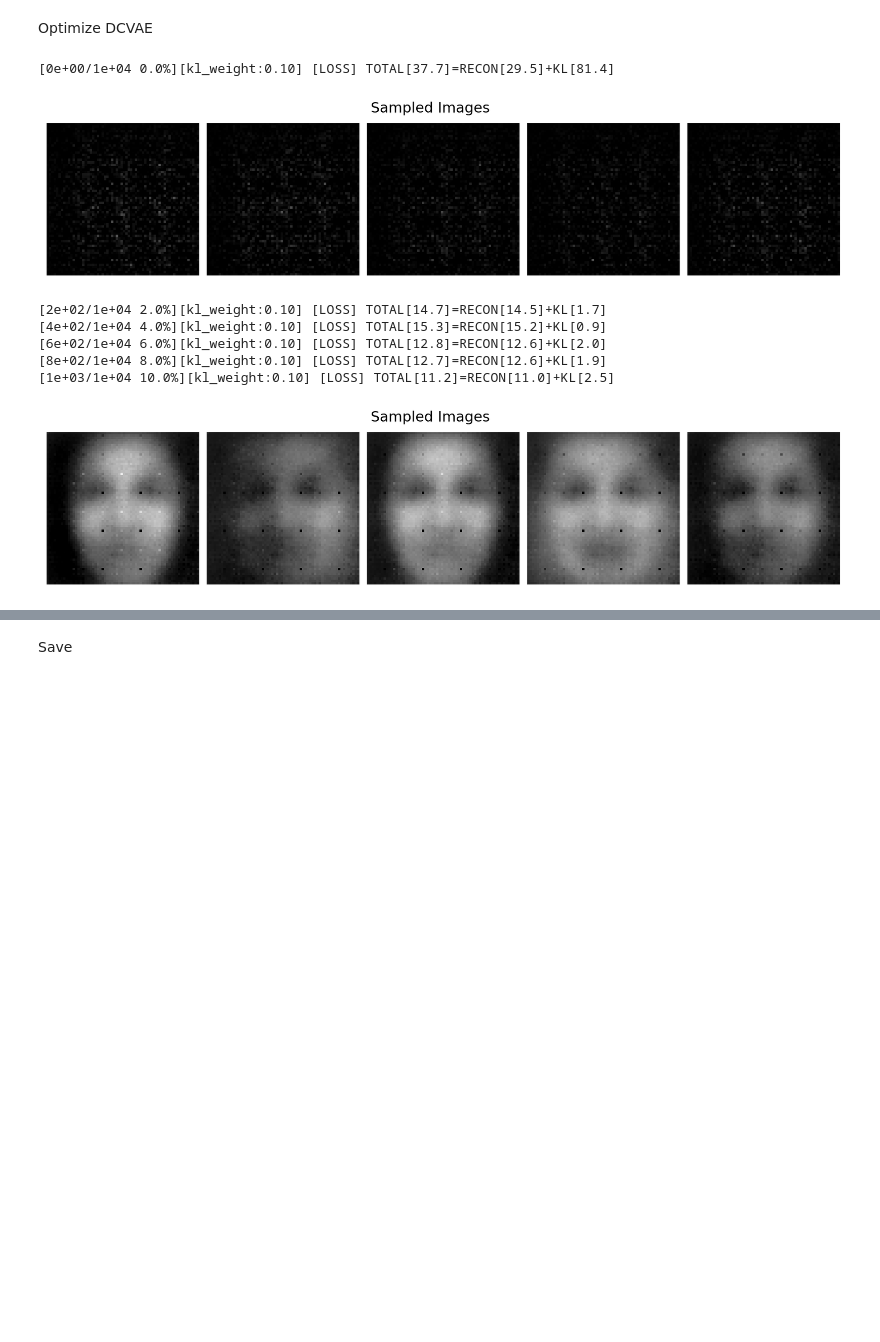
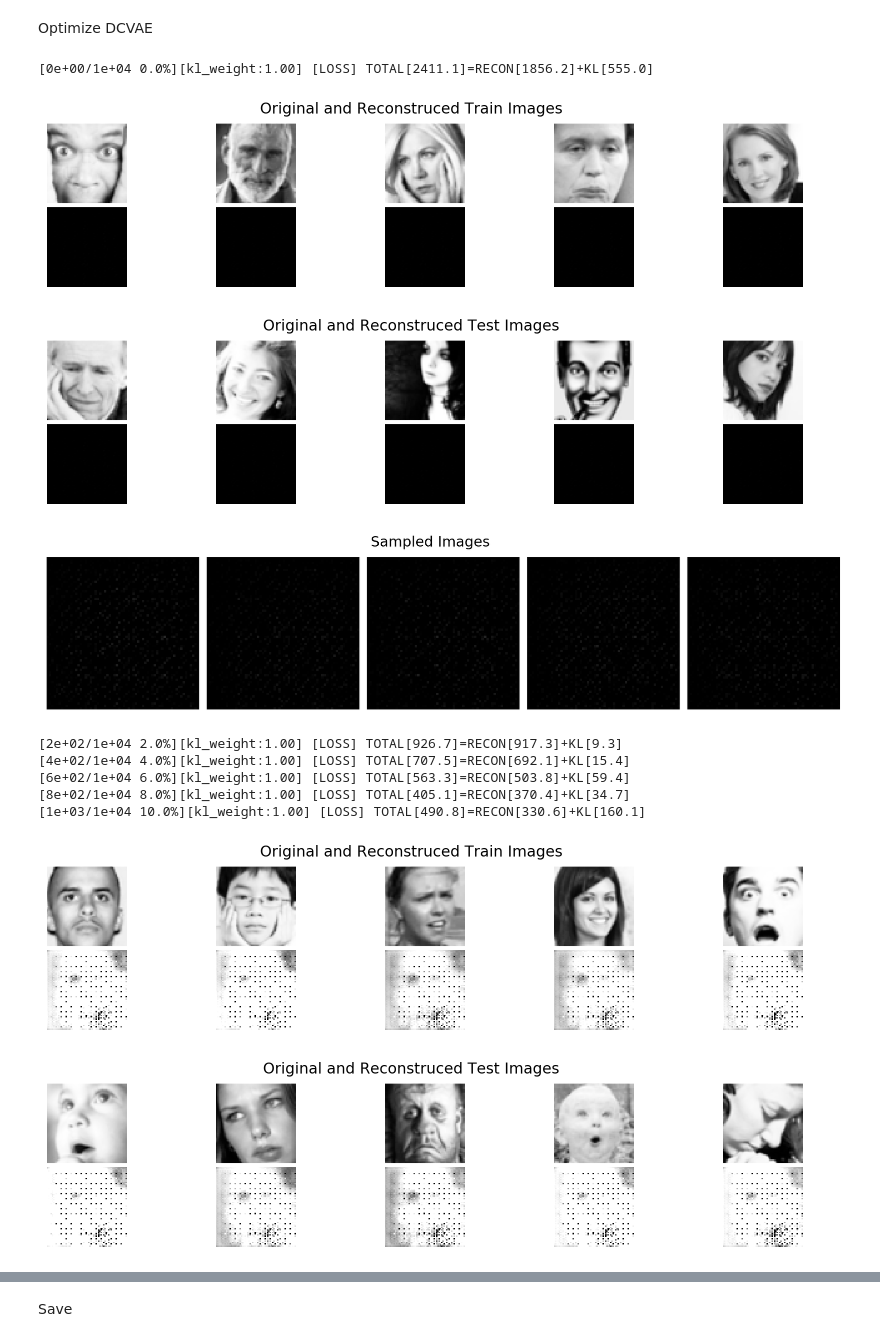
Before and after one commit to sjchoi86/deep-uncertainty, a Jupyter notebook: code/demo_basic_dcvae.ipynb, the cells around one changed output, grey strips where cells are left out. Saved outputs shown, nothing was run; the diff lists cells and outputs as text; code cells hidden in the pictures; blank space fills up the shorter version.

```diff
--- a/code/demo_basic_dcvae.ipynb
+++ b/code/demo_basic_dcvae.ipynb
@@ -32,8 +32,8 @@ print ("#Train:[%d] #Test[%d] #Validation[%d]"%(ntrain,ntest,nval))
 # %% [markdown]
 Instantiate DCVAE
 # %%
-V = basic_dcvae(_name='DCVAE',_xdim=xshp,_zdim=32,
-                _filtersize=[5,5],_nfilter=128,_actv=tf.nn.tanh,
-                _lr=0.0002,_beta1=0.9,_beta2=0.99,_epsilon=1e-6)
+V = basic_dcvae(_name='DCVAE',_xdim=xshp,_zdim=128,
+                _filtersize=[5,5],_nfilter=128,_actv=lrelu,
+                _lr=0.0005,_beta1=0.9,_beta2=0.99,_epsilon=1e-2)
 # %% [output]
 [DCVAE] Instantiated
@@ -58,34 +58,49 @@ Optimize DCVAE
 # %%
 sess = gpusession()
 sess.run(tf.global_variables_initializer())
-MAXITER,BATCHSIZE = (int)(1e4),64
+MAXITER,BATCHSIZE = (int)(1e4),128
 PRINTEVERY,PLOTEVERY = (int)(MAXITER/50),(int)(MAXITER/10)
 for ITER in range(MAXITER):
     RATE      = (float)(ITER)/(float)(MAXITER)
     offset    = (ITER*BATCHSIZE)%(ntrain)
     batch_x   = trainimg[offset:(offset+BATCHSIZE),:]
-    kl_weight = 0.1
+    kl_weight = 1
     feeds = {V.x:batch_x,V.is_training:True,V.kl_weight:kl_weight}
     tfops = [V.solver,V.total_loss,V.recon_loss,V.kl_loss]
     _,total_loss,recon_loss,kl_loss=sess.run(tfops,feed_dict=feeds)
     if ITER % PRINTEVERY == 0:
         print ("[%.0e/%.0e %.1f%%][kl_weight:%.2f] [LOSS] TOTAL[%.1f]=RECON[%.1f]+KL[%.1f]"%
                (ITER,MAXITER,RATE*100.,kl_weight,total_loss,recon_loss,kl_loss))
     if ITER % PLOTEVERY == 0:
-        nr,nc = 1,5
-        varying_z = np.random.randn(nr*nc,V.zdim)
-        feeds = {V.z:varying_z,V.is_training:False}
-        samples = sess.run(V.xrecon_test, feed_dict=feeds)
-        samples = np.clip(samples,0.0,1.0)
-        plot_grid_imgs(samples,_nr=nr,_nc=nc,_imgshp=xshp,_figsize=(15,3),
+        """ Plot reconstructed train images """
+        xref    = trainimg[np.random.permutation(ntrain)[:5],:]
+        xrecon  = sess.run(V.xrecon_test,feed_dict={V.x:xref,V.is_training:False})
+        xconcat = np.concatenate((np.reshape(xref,(-1,V.xdim[0],V.xdim[1],V.xdim[2])),
+                                  xrecon),axis=0)
+        plot_grid_imgs(xconcat,_nr=2,_nc=5,_imgshp=xshp,
+                       _figsize=(15,3),_title='Original and Reconstruced Train Images')
+        """ Plot reconstructed test images """
+        xref    = testimg[np.random.permutation(ntest)[:5],:]
+        xrecon  = sess.run(V.xrecon_test,feed_dict={V.x:xref,V.is_training:False})
+        xconcat = np.concatenate((np.reshape(xref,(-1,V.xdim[0],V.xdim[1],V.xdim[2])),
+                                  xrecon),axis=0)
+        plot_grid_imgs(xconcat,_nr=2,_nc=5,_imgshp=xshp,
+                       _figsize=(15,3),_title='Original and Reconstruced Test Images')
+        """ Plot sampled images """
+        samples = sess.run(V.xrecon_sample,
+                           feed_dict={V.z:np.random.randn(5,V.zdim),V.is_training:False})
+        plot_grid_imgs(samples,_nr=1,_nc=5,_imgshp=xshp,_figsize=(15,3),
                        _title='Sampled Images')
 print ("Done")
 # %% [output]
-[0e+00/1e+04 0.0%][kl_weight:0.10] [LOSS] TOTAL[37.7]=RECON[29.5]+KL[81.4]
+[0e+00/1e+04 0.0%][kl_weight:1.00] [LOSS] TOTAL[2411.1]=RECON[1856.2]+KL[555.0]
-[figure, old version]
+[figure, new version]
+[figure, new version]
+[figure, new version]
-[2e+02/1e+04 2.0%][kl_weight:0.10] [LOSS] TOTAL[14.7]=RECON[14.5]+KL[1.7]
-[4e+02/1e+04 4.0%][kl_weight:0.10] [LOSS] TOTAL[15.3]=RECON[15.2]+KL[0.9]
-[6e+02/1e+04 6.0%][kl_weight:0.10] [LOSS] TOTAL[12.8]=RECON[12.6]+KL[2.0]
-[8e+02/1e+04 8.0%][kl_weight:0.10] [LOSS] TOTAL[12.7]=RECON[12.6]+KL[1.9]
-[1e+03/1e+04 10.0%][kl_weight:0.10] [LOSS] TOTAL[11.2]=RECON[11.0]+KL[2.5]
+[2e+02/1e+04 2.0%][kl_weight:1.00] [LOSS] TOTAL[926.7]=RECON[917.3]+KL[9.3]
+[4e+02/1e+04 4.0%][kl_weight:1.00] [LOSS] TOTAL[707.5]=RECON[692.1]+KL[15.4]
+[6e+02/1e+04 6.0%][kl_weight:1.00] [LOSS] TOTAL[563.3]=RECON[503.8]+KL[59.4]
+[8e+02/1e+04 8.0%][kl_weight:1.00] [LOSS] TOTAL[405.1]=RECON[370.4]+KL[34.7]
+[1e+03/1e+04 10.0%][kl_weight:1.00] [LOSS] TOTAL[490.8]=RECON[330.6]+KL[160.1]
-[figure, old version]
+[figure, new version]
+[figure, new version]
```
Also changed, not shown: parts of 7 cells of this notebook, 4 other files.
